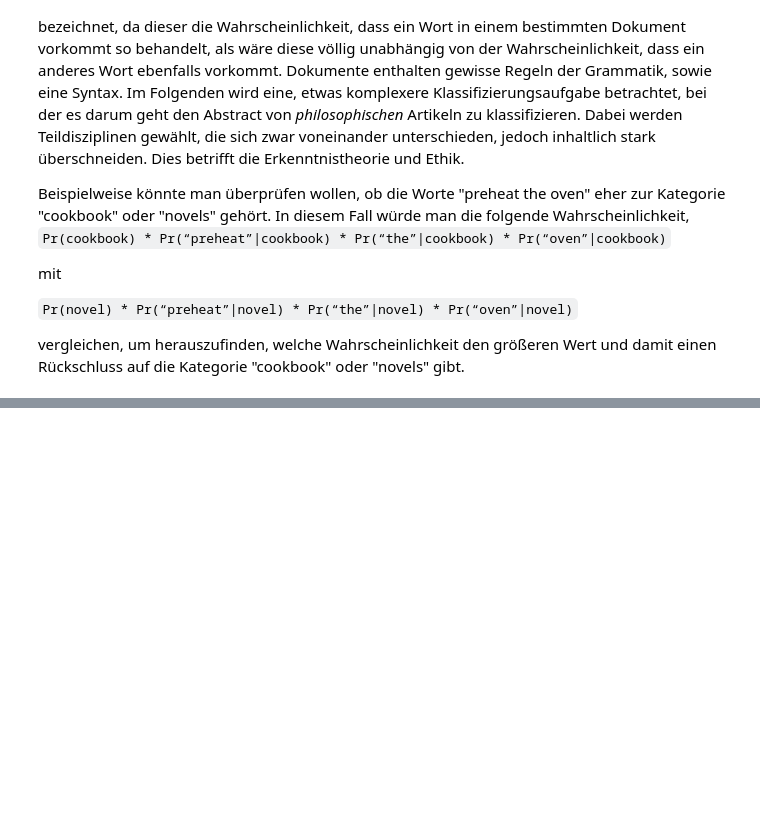
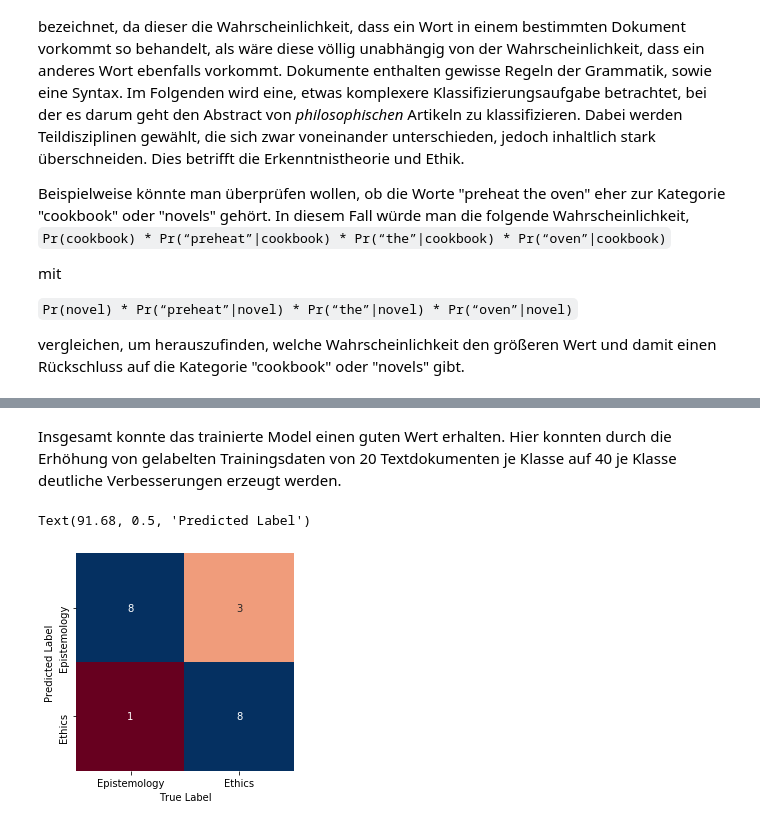
Before and after one commit to JaninaMattes/data-mining-pattern-recogntion, a Jupyter notebook: src/proj4_document_classification/model/VersuchDocumentClassification.ipynb, the cells around one changed output, grey strips where cells are left out. Drawn from its saved outputs; the diff is of its cells as text; code cells hidden in the pictures; blank space fills up the shorter version.

```diff
--- a/src/proj4_document_classification/model/VersuchDocumentClassification.ipynb
+++ b/src/proj4_document_classification/model/VersuchDocumentClassification.ipynb
@@ -652,0 +740,6 @@ SyntaxError: invalid character in identifier (<ipython-input-240-23a3955dd91e>,
+# %%
+from sklearn.naive_bayes import MultinomialNB
+
+naive_bayes = MultinomialNB()
+naive_bayes.fit(X_train_cv, y_train)
+predictions = naive_bayes.predict(X_test_cv)
@@ -652,0 +758,15 @@ SyntaxError: invalid character in identifier (<ipython-input-240-23a3955dd91e>,
+# %% [markdown]
+Insgesamt konnte das trainierte Model einen guten Wert erhalten. Hier konnten durch die Erhöhung von gelabelten Trainingsdaten von 20 Textdokumenten je Klasse auf 40 je Klasse deutliche Verbesserungen erzeugt werden.
+# %%
+from sklearn.metrics import confusion_matrix
+import matplotlib.pyplot as plt
+import seaborn as sns
+
+cm = confusion_matrix(y_test, predictions)
+sns.heatmap(cm, square=True, annot=True, cmap='RdBu', cbar=False,
+xticklabels=['Epistemology', 'Ethics'], yticklabels=['Epistemology', 'Ethics'])
+plt.xlabel('True Label')
+plt.ylabel('Predicted Label')
+# %% [output]
+Text(91.68, 0.5, 'Predicted Label')
+[figure, added]
```
Also changed, not shown: parts of 38 cells of this notebook, 4 other files.
